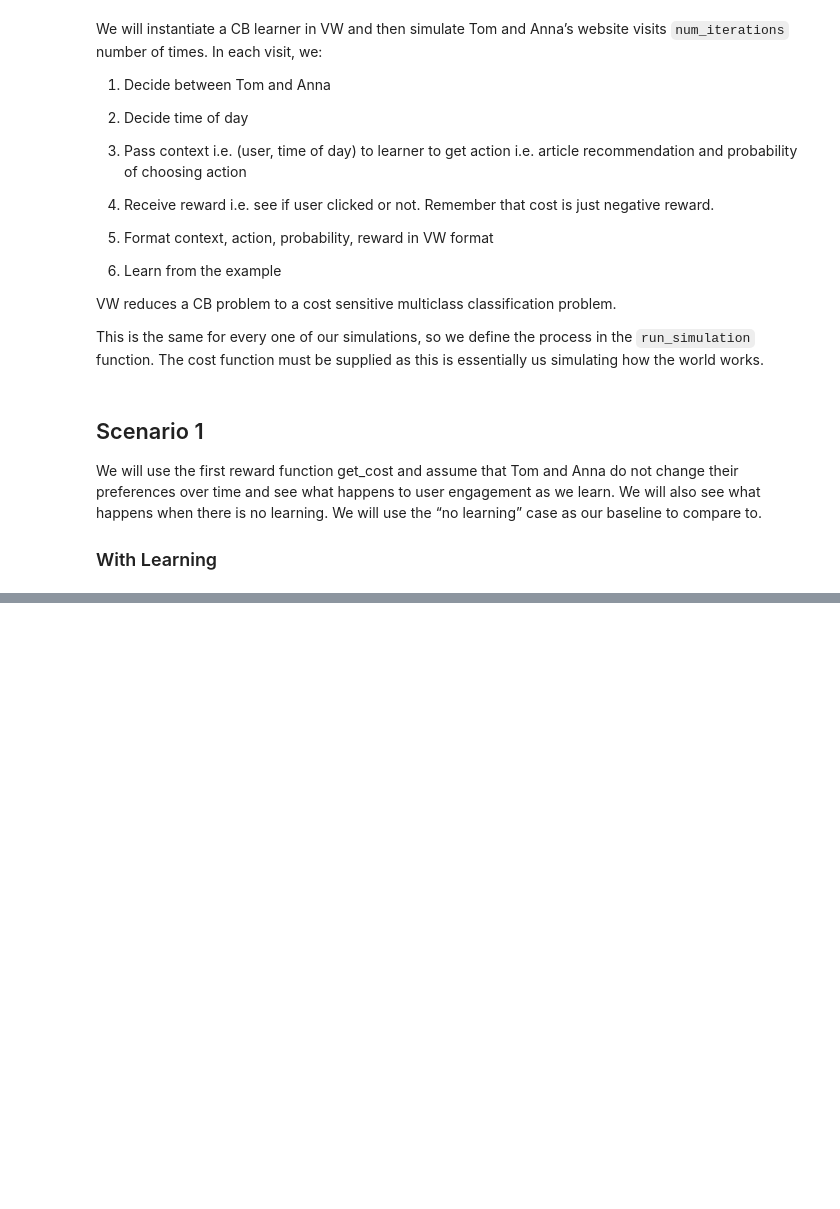
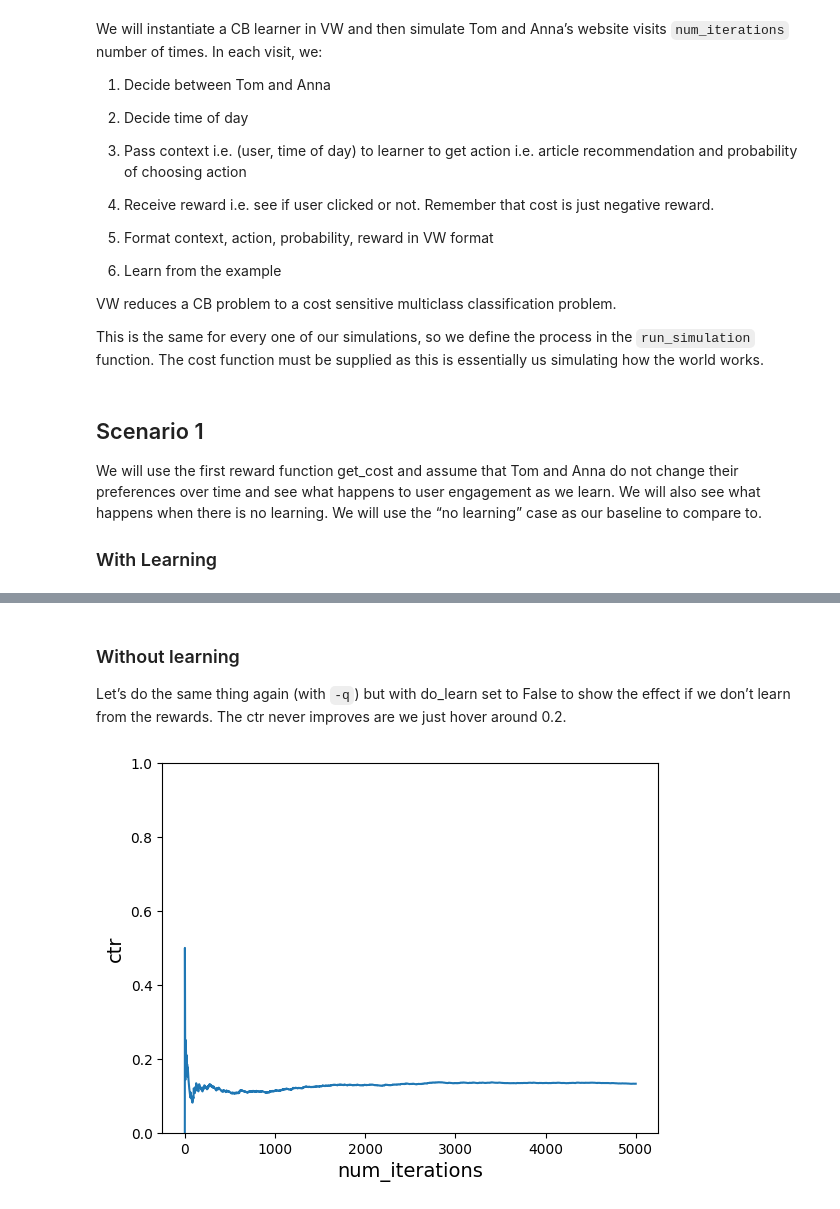
Before and after one commit to ferrari-leo/training, a Jupyter notebook: contextual_bandit/vw_content_personalisation.ipynb, the cells around one changed output, grey strips where cells are left out. Cells and saved outputs as stored; diff of their text form; code cells hidden in the pictures; blank space fills up the shorter version.

```diff
--- a/contextual_bandit/vw_content_personalisation.ipynb
+++ b/contextual_bandit/vw_content_personalisation.ipynb
@@ -149,0 +163,13 @@ plot_ctr(num_iterations, ctr)
+# %% [markdown]
+### Without learning
+Let’s do the same thing again (with `-q`) but with do_learn set to False to show the effect if we don’t learn from the rewards. The ctr never improves are we just hover around 0.2.
+# %%
+# instantiate learner in VW without learning
+vw = vowpalwabbit.Workspace('--cb_explore_adf -q UA --quiet --epsilon 0.2')
+
+num_iterations = 5000
+ctr = run_simulation(vw, num_iterations, users, times_of_day, actions, get_cost, do_learn=False)
+
+plot_ctr(num_iterations, ctr)
+# %% [output]
+[figure, added]
```
Also changed, not shown: parts of 15 cells of this notebook, 1 other file.
